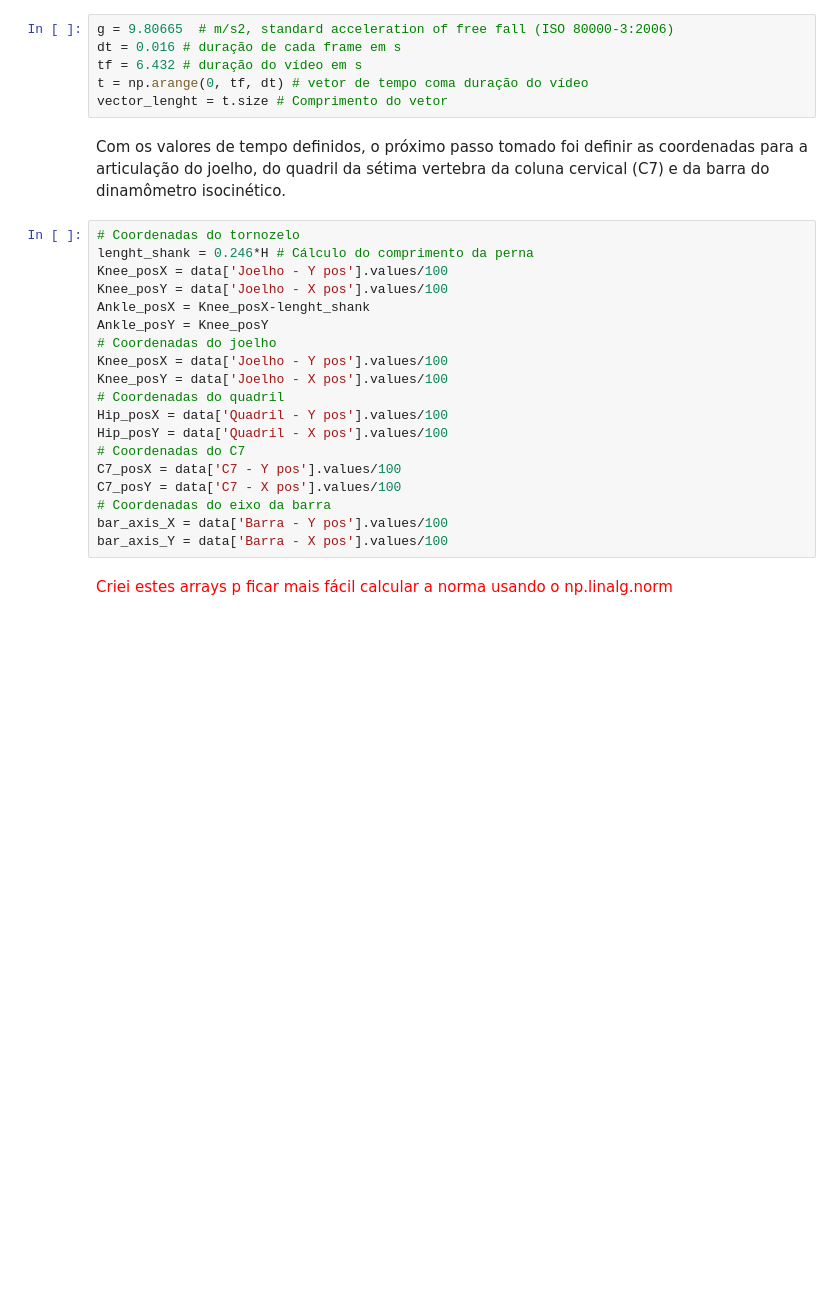
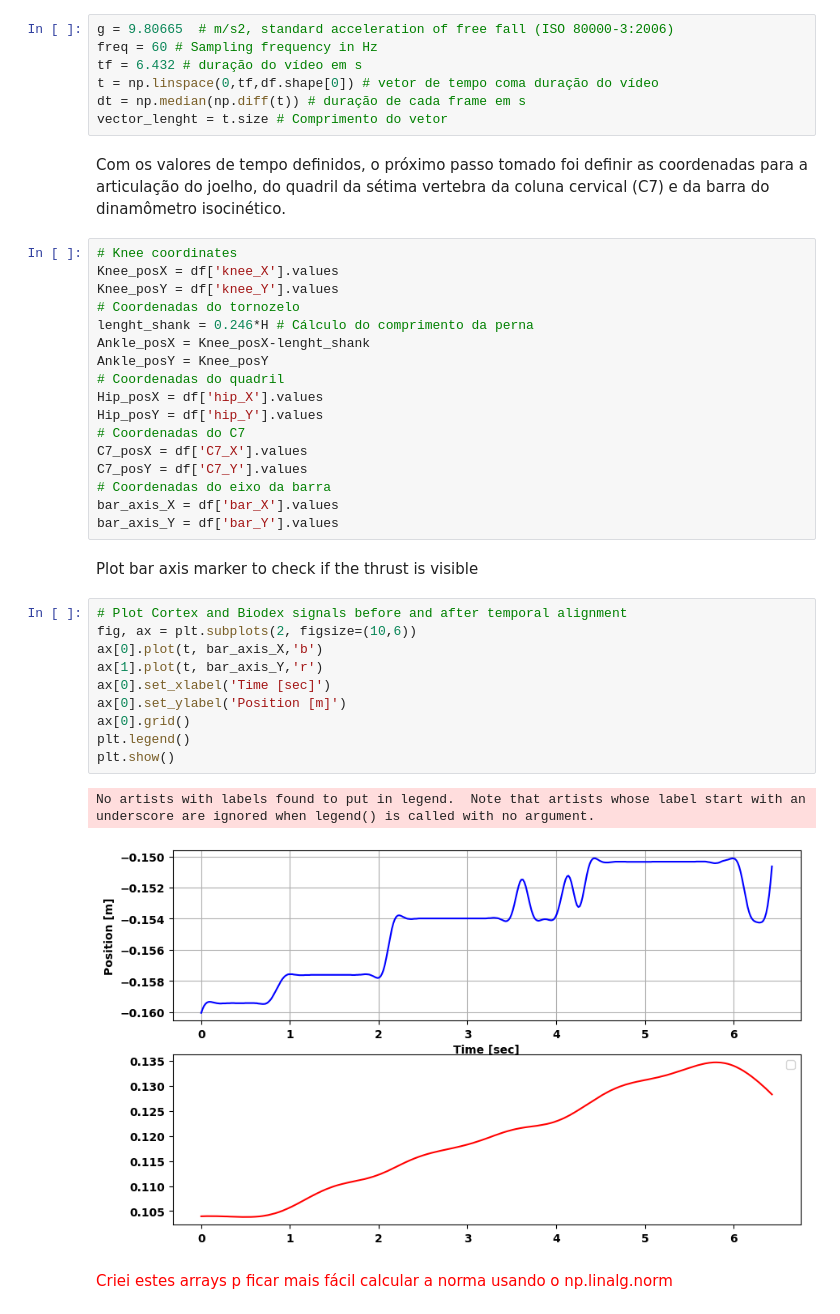
Before and after one commit to lucassantanasilva/NordicHams, a Jupyter notebook: notebooks/TG_Lucas_Nordic_Hamstring_Exercise.ipynb, the cells around one changed output. Cells and saved outputs as stored; diff of their text form; blank space fills up the shorter version.

```diff
--- a/notebooks/TG_Lucas_Nordic_Hamstring_Exercise.ipynb
+++ b/notebooks/TG_Lucas_Nordic_Hamstring_Exercise.ipynb
@@ -77,30 +125,44 @@ Devido ao fato do video estar desentrelaçado, sua frequência ficou por volta d
 <font color='red'>Depois a gente pode tentar deixar dt e tf automático baseado na dimensão dos dados do arquivo txt. O problema é que a webcam acho qu varia a freq de aquisição</font>
 # %%
 g = 9.80665  # m/s2, standard acceleration of free fall (ISO 80000-3:2006)
-dt = 0.016 # duração de cada frame em s
+freq = 60 # Sampling frequency in Hz
 tf = 6.432 # duração do vídeo em s
-t = np.arange(0, tf, dt) # vetor de tempo coma duração do vídeo
+t = np.linspace(0,tf,df.shape[0]) # vetor de tempo coma duração do vídeo
+dt = np.median(np.diff(t)) # duração de cada frame em s
 vector_lenght = t.size # Comprimento do vetor
 # %% [markdown]
 Com os valores de tempo definidos, o próximo passo tomado foi definir as coordenadas para a articulação do joelho, do quadril da sétima vertebra da coluna cervical (C7) e da barra do dinamômetro isocinético.
 # %%
+# Knee coordinates
+Knee_posX = df['knee_X'].values
+Knee_posY = df['knee_Y'].values
 # Coordenadas do tornozelo
 lenght_shank = 0.246*H # Cálculo do comprimento da perna
-Knee_posX = data['Joelho - Y pos'].values/100
-Knee_posY = data['Joelho - X pos'].values/100
 Ankle_posX = Knee_posX-lenght_shank
 Ankle_posY = Knee_posY
-# Coordenadas do joelho
-Knee_posX = data['Joelho - Y pos'].values/100
-Knee_posY = data['Joelho - X pos'].values/100
 # Coordenadas do quadril
-Hip_posX = data['Quadril - Y pos'].values/100
-Hip_posY = data['Quadril - X pos'].values/100
+Hip_posX = df['hip_X'].values
+Hip_posY = df['hip_Y'].values
 # Coordenadas do C7
-C7_posX = data['C7 - Y pos'].values/100
-C7_posY = data['C7 - X pos'].values/100
+C7_posX = df['C7_X'].values
+C7_posY = df['C7_Y'].values
 # Coordenadas do eixo da barra
-bar_axis_X = data['Barra - Y pos'].values/100
-bar_axis_Y = data['Barra - X pos'].values/100
+bar_axis_X = df['bar_X'].values
+bar_axis_Y = df['bar_Y'].values
+# %% [markdown]
+Plot bar axis marker to check if the thrust is visible
+# %%
+# Plot Cortex and Biodex signals before and after temporal alignment
+fig, ax = plt.subplots(2, figsize=(10,6))
+ax[0].plot(t, bar_axis_X,'b')
+ax[1].plot(t, bar_axis_Y,'r')
+ax[0].set_xlabel('Time [sec]')
+ax[0].set_ylabel('Position [m]')
+ax[0].grid()
+plt.legend()
+plt.show()
+# %% [output]
+No artists with labels found to put in legend.  Note that artists whose label start with an underscore are ignored when legend() is called with no argument.
+[figure, added]
 # %% [markdown]
 <font color='red'>Criei estes arrays p ficar mais fácil calcular a norma usando o np.linalg.norm</font>
```
Also changed, not shown: parts of 52 cells of this notebook, 4 other files.
